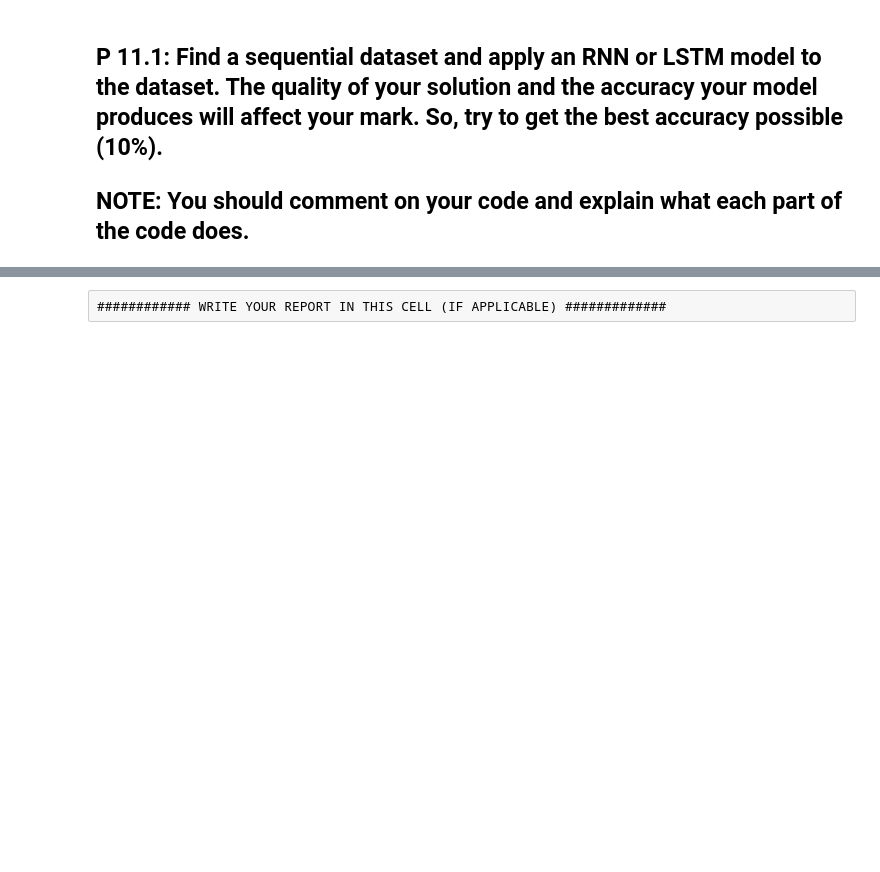
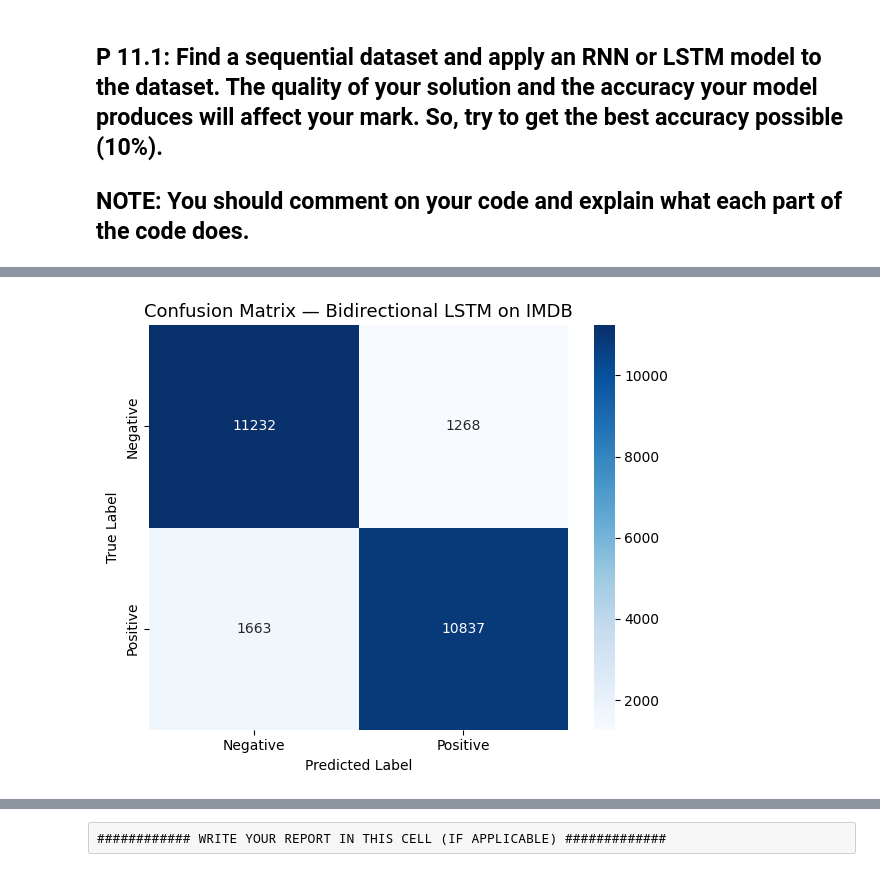
Before and after one commit to ifeanyianyanwu/ai-and-ml, a Jupyter notebook: Workshop #11.ipynb, the cells around one changed output, grey strips where cells are left out. Drawn from its saved outputs; the diff is of its cells as text; code cells hidden in the pictures; blank space fills up the shorter version.

```diff
--- a/Workshop #11.ipynb
+++ b/Workshop #11.ipynb
@@ -8,0 +209,26 @@
+# %%
+# ── 8. Evaluate on the Test Set — All Metrics ────────────────────────────────
+print("\n─── Evaluation on Test Set ───")
+
+# Get raw probability predictions (values in [0, 1])
+y_prob = model.predict(X_test, batch_size=BATCH_SIZE, verbose=1).flatten()
+
+# Convert probabilities to binary class labels using 0.5 threshold
+y_pred = (y_prob >= 0.5).astype(int)
+
+# ── Scalar metrics ──
+acc       = accuracy_score(y_test, y_pred)
+precision = precision_score(y_test, y_pred)
+recall    = recall_score(y_test, y_pred)
+f1        = f1_score(y_test, y_pred)
+auc       = roc_auc_score(y_test, y_prob)
+
+print(f"\n  Accuracy  : {acc:.4f}  ({acc*100:.2f}%)")
+print(f"  Precision : {precision:.4f}")
+print(f"  Recall    : {recall:.4f}")
+print(f"  F1-Score  : {f1:.4f}")
+print(f"  ROC-AUC   : {auc:.4f}")
+
+# ── Per-class report ──
+print("\n── Classification Report ──")
+print(classification_report(y_test, y_pred, target_names=['Negative', 'Positive']))
@@ -8,0 +254,14 @@
+# %%
+# ── 9. Confusion Matrix ───────────────────────────────────────────────────────
+cm = confusion_matrix(y_test, y_pred)
+plt.figure(figsize=(6, 5))
+sns.heatmap(cm, annot=True, fmt='d', cmap='Blues',
+            xticklabels=['Negative', 'Positive'],
+            yticklabels=['Negative', 'Positive'])
+plt.title('Confusion Matrix — Bidirectional LSTM on IMDB', fontsize=13)
+plt.xlabel('Predicted Label')
+plt.ylabel('True Label')
+plt.tight_layout()
+plt.show()
+# %% [output]
+[figure, added]
```
Also changed, not shown: parts of 10 cells of this notebook.
